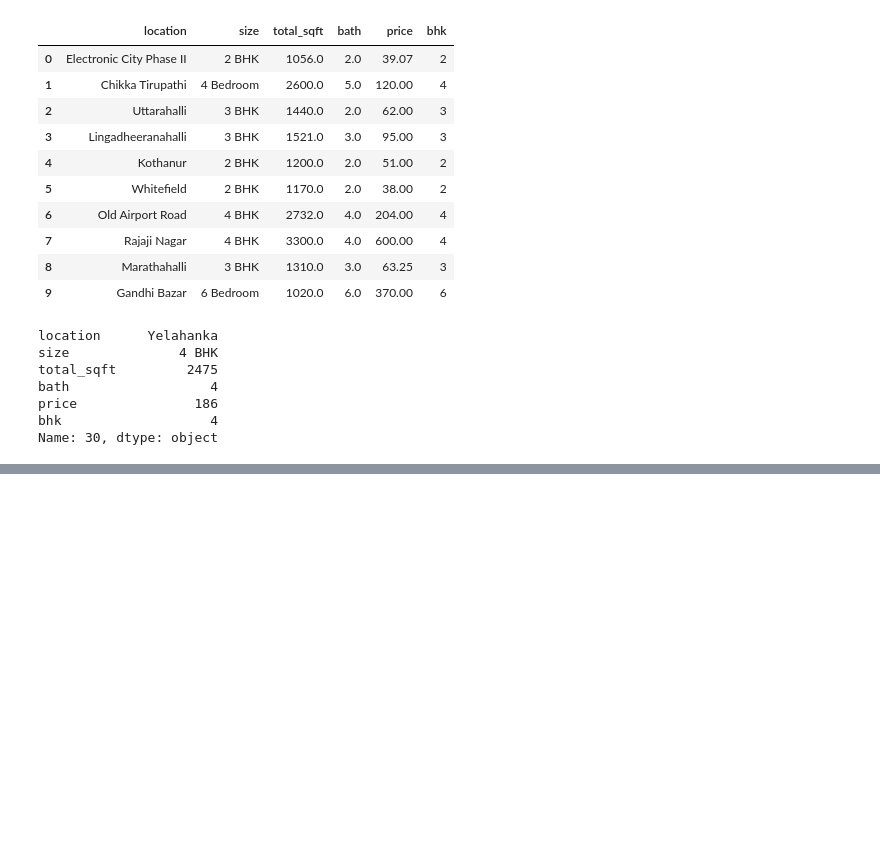
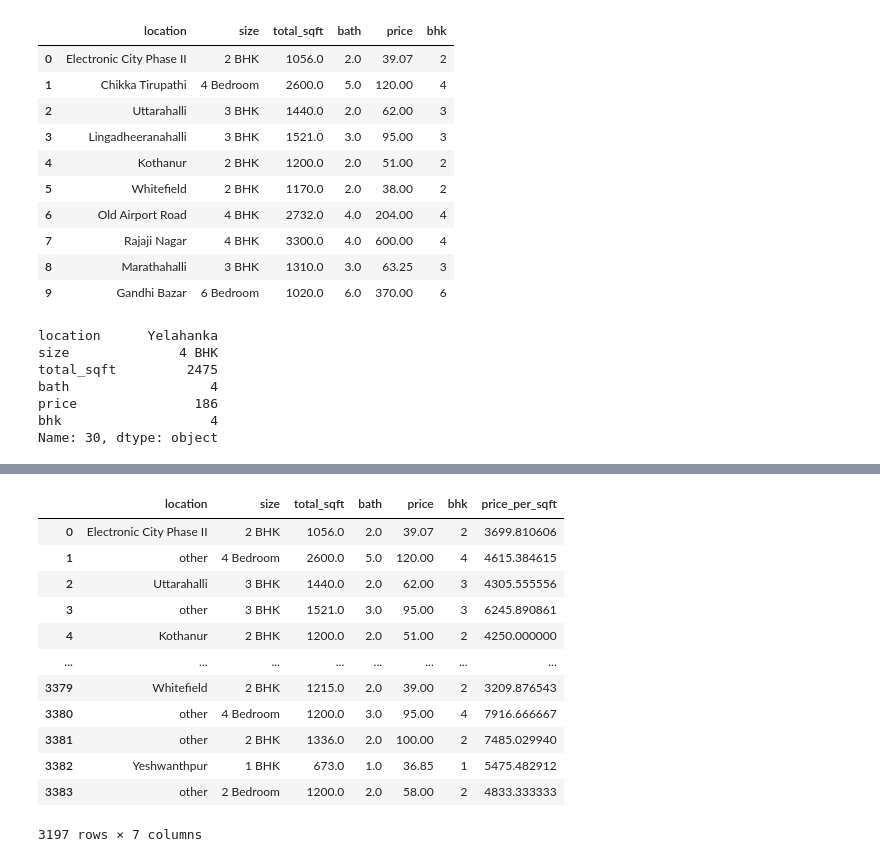
Before and after one commit to the-elite-gypsy/Data-Science-Projects, a Jupyter notebook: realestate_pricepredication/realestate_price_prediction.ipynb, the cells around one changed output, grey strips where cells are left out. Cells and saved outputs as stored; diff of their text form; code cells hidden in the pictures; blank space fills up the shorter version.

```diff
--- a/realestate_pricepredication/realestate_price_prediction.ipynb
+++ b/realestate_pricepredication/realestate_price_prediction.ipynb
@@ -231,0 +348,17 @@ Name: 30, dtype: object
+# %%
+#Now we have final clean dataset to work
+df6
+# %% [output]
+|  | location | size | total_sqft | bath | price | bhk | price_per_sqft |
+| 0 | Electronic City Phase II | 2 BHK | 1056.0 | 2.0 | 39.07 | 2 | 3699.810606 |
+| 1 | other | 4 Bedroom | 2600.0 | 5.0 | 120.00 | 4 | 4615.384615 |
+| 2 | Uttarahalli | 3 BHK | 1440.0 | 2.0 | 62.00 | 3 | 4305.555556 |
+| 3 | other | 3 BHK | 1521.0 | 3.0 | 95.00 | 3 | 6245.890861 |
+| 4 | Kothanur | 2 BHK | 1200.0 | 2.0 | 51.00 | 2 | 4250.000000 |
+| ... | ... | ... | ... | ... | ... | ... | ... |
+| 3379 | Whitefield | 2 BHK | 1215.0 | 2.0 | 39.00 | 2 | 3209.876543 |
+| 3380 | other | 4 Bedroom | 1200.0 | 3.0 | 95.00 | 4 | 7916.666667 |
+| 3381 | other | 2 BHK | 1336.0 | 2.0 | 100.00 | 2 | 7485.029940 |
+| 3382 | Yeshwanthpur | 1 BHK | 673.0 | 1.0 | 36.85 | 1 | 5475.482912 |
+| 3383 | other | 2 Bedroom | 1200.0 | 2.0 | 58.00 | 2 | 4833.333333 |
+3197 rows × 7 columns
```
Also changed, not shown: parts of 28 cells of this notebook.
